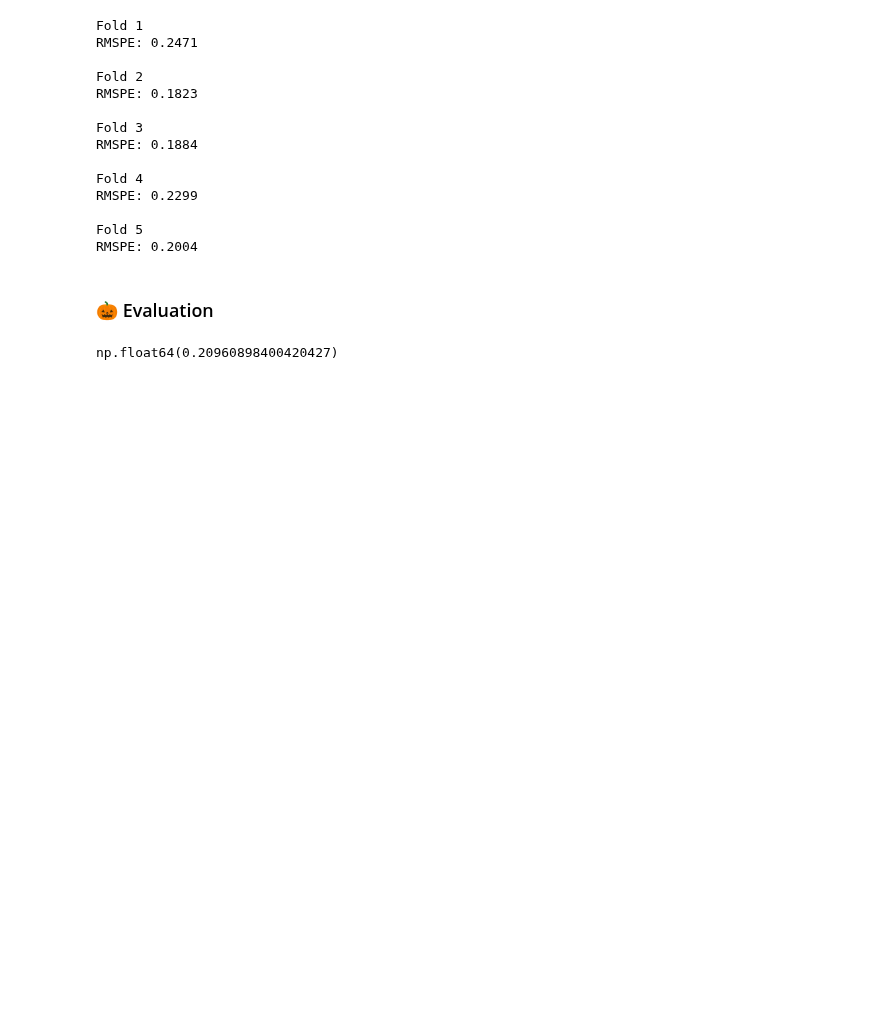
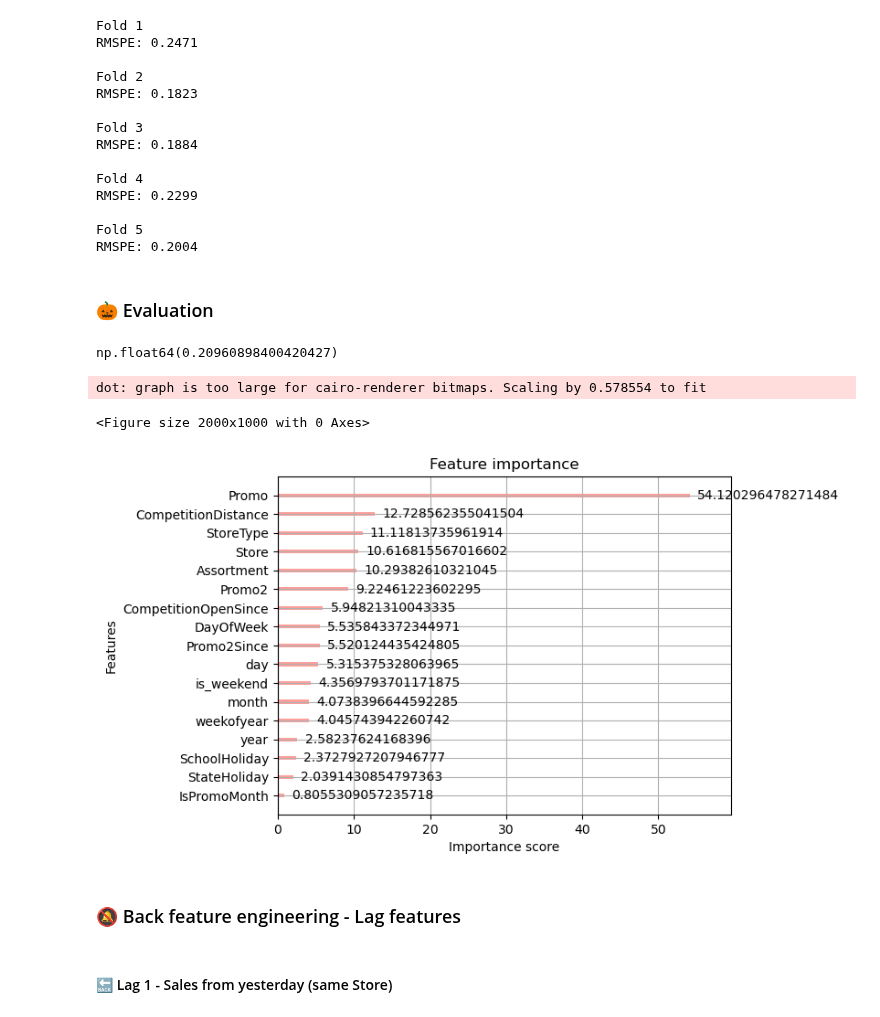
Before and after one commit to trungdung1711/rossmann-store-sales, a Jupyter notebook: notebooks/4_loop.ipynb, the cells around one changed output. Saved outputs shown, nothing was run; the diff lists cells and outputs as text; code cells hidden in the pictures; blank space fills up the shorter version.

```diff
--- a/notebooks/4_loop.ipynb
+++ b/notebooks/4_loop.ipynb
@@ -32,6 +36,32 @@ pastel_colors = sns.color_palette("pastel")
 def color():
     color = random.choice(pastel_colors)
     return color
+# %%
+def feature_importance(model, type="gain", values=True):
+    # model = models[2]
+    #importance_type = "gain"
+    plot_color = color()
+
+    figsize = (10, 6)
+    title = f"XGBoost Feature Importance ({type})"
+
+
+    fig, ax = plt.subplots(figsize=figsize)
+
+    xgb.plot_importance(
+        booster=model,
+        importance_type=type,
+        ax=ax,
+        color=plot_color,
+        show_values=values
+    )
+
+    ax.set_title(title)
+    ax.set_xlabel("Importance Score")
+    ax.set_ylabel("Features")
+
+    plt.tight_layout()
+    plt.show()
 # %% [markdown]
 ---
 # %% [markdown]
@@ -561,3 +593,19 @@ mean_rmspe = np.mean(np.array(scores))
 mean_rmspe
 # %% [output]
 np.float64(0.20960898400420427)
+# %%
+plt.figure(figsize=(20, 10))
+
+dot = to_graphviz(models[1], tree_idx=0)
+
+dot.render("xgb_tree", format="png", cleanup=True)
+plt.show()
+# %% [output]
+dot: graph is too large for cairo-renderer bitmaps. Scaling by 0.578554 to fit
+<Figure size 2000x1000 with 0 Axes>
+# %%
+feature_importance(
+    model=models[1]
+)
+# %% [output]
+[figure, added]
@@ -563,0 +617,2 @@ np.float64(0.20960898400420427)
+# %% [markdown]
+### 🔕 Back feature engineering - Lag features
@@ -563,0 +623,2 @@ np.float64(0.20960898400420427)
+# %% [markdown]
+#### 🔙 Lag 1 - Sales from yesterday (same Store)
```
Also changed, not shown: parts of 36 cells of this notebook, 3 other files.
